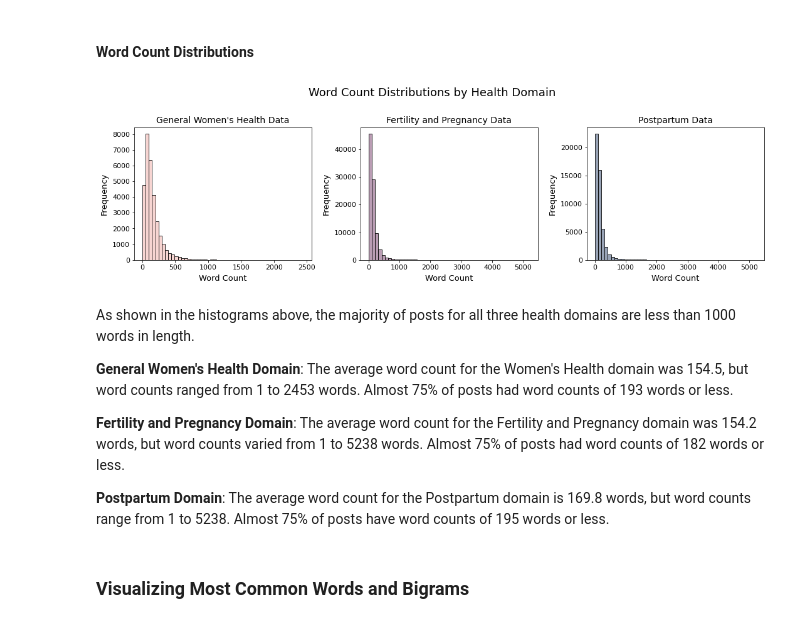
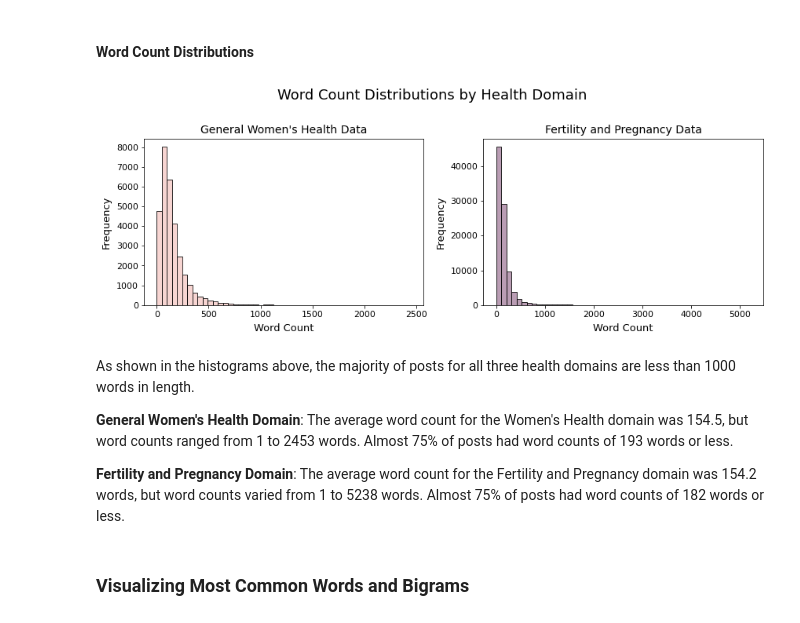
Before and after one commit to jlu90/Identifying-Womens-Health-Concerns, a Jupyter notebook: code/Project_Notebook.ipynb, the cells around one changed output. Drawn from its saved outputs; the diff is of its cells as text; code cells hidden in the pictures.

Commit message:
removed pospar analyses due to data collection error

```diff
--- a/code/Project_Notebook.ipynb
+++ b/code/Project_Notebook.ipynb
@@ -579,45 +564,36 @@ def subplot_histogram(data, axis, title = None, x_label = None, y_label = None,
 # %% [markdown]
 #### Word Count Distributions
 # %%
-fig, axes = plt.subplots(1, 3, figsize = (15, 4))
+fig, axes = plt.subplots(1, 2, figsize = (12, 4))
 
 ax1 = axes[0]
 ax2 = axes[1]
-ax3 = axes[2]
 
 subplot_histogram(health['word_count'],
                   axis = ax1,
                   title = 'General Women\'s Health Data',
                   x_label = 'Word Count',
                   y_label = 'Frequency',
                   color = blush )
 
 
 subplot_histogram(obsgyn['word_count'],
                   axis = ax2,
                   title = 'Fertility and Pregnancy Data',
                   x_label = 'Word Count',
                   y_label = 'Frequency',
                   color = dark_purple)
 
-subplot_histogram(pospar['word_count'],
-                  axis = ax3,
-                  title = 'Postpartum Data',
-                  x_label = 'Word Count',
-                  y_label = 'Frequency',
-                  color = warm_grey)
 
 plt.suptitle('Word Count Distributions by Health Domain', y = 1.12, size = 18);
 # %% [output]
-[figure, old version]
+[figure, new version]
 # %% [markdown]
 As shown in the histograms above, the majority of posts for all three health domains are less than 1000 words in length.
 
 **General Women's Health Domain**: The average word count for the Women's Health domain was 154.5, but word counts ranged from 1 to 2453 words. Almost 75% of posts had word counts of 193 words or less.
 
 **Fertility and Pregnancy Domain**: The average word count for the Fertility and Pregnancy domain was 154.2 words, but word counts varied from 1 to 5238 words. Almost 75% of posts had word counts of 182 words or less.
-
-**Postpartum Domain**: The average word count for the Postpartum domain is 169.8 words, but word counts range from 1 to 5238. Almost 75% of posts have word counts of 195 words or less.
 # %% [markdown]
 ### Visualizing Most Common Words and Bigrams
 # %% [markdown]
```
Also changed, not shown: parts of 102 cells of this notebook.
